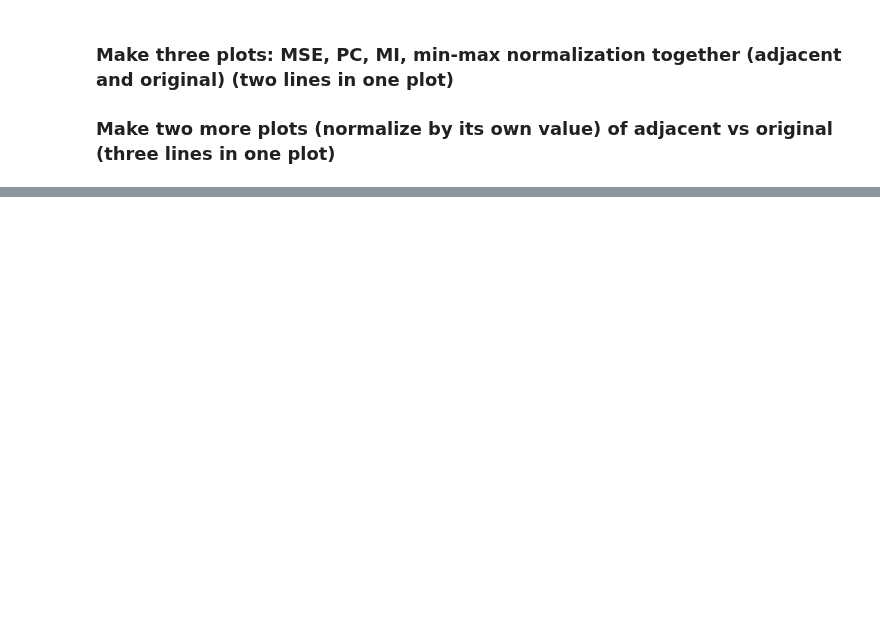
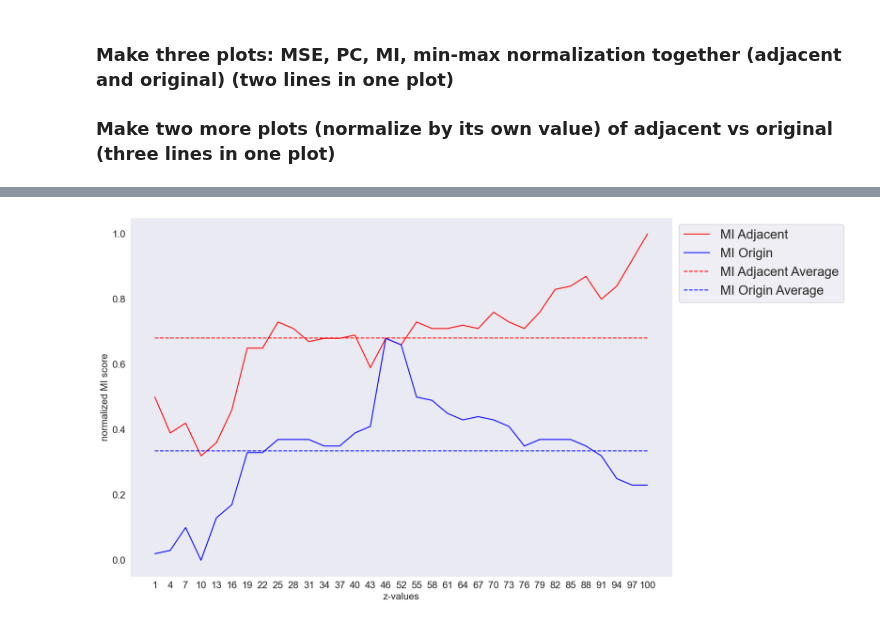
Before and after one commit to Wirtz-Lab/wsi_analysis, a Jupyter notebook: kevin/image_registration_evaluation.ipynb, the cells around one changed output, grey strips where cells are left out. Cells and saved outputs as stored; diff of their text form; code cells hidden in the pictures; blank space fills up the shorter version.

```diff
--- a/kevin/image_registration_evaluation.ipynb
+++ b/kevin/image_registration_evaluation.ipynb
@@ -285,0 +365,7 @@ def MinMaxScaler(x):
+# %%
+mi_ra1 = [i for i in mi_ra1 if i is not None]
+del mi_ra2[ref]
+# %%
+mi_ra = np.array(mi_ra1+mi_ra2)
+norm_mi_ra = MinMaxScaler(mi_ra)
+norm_mi_ra
@@ -285,0 +390,8 @@ def MinMaxScaler(x):
+# %%
+norm_mi_ra1 = norm_mi_ra[:ra_length]
+norm_mi_ra2 = norm_mi_ra[ra_length:]
+mi_dict = {'MI Adjacent': norm_mi_ra1, 'MI Origin': norm_mi_ra2}
+mi_df = pd.DataFrame(mi_dict)
+mi_df["z-values"] = z_values
+mi_df = mi_df.set_index('z-values')
+mi_df
@@ -285,0 +417,26 @@ def MinMaxScaler(x):
+# %%
+avg_norm_mi_ra1 = np.average(norm_mi_ra1)
+avg_norm_mi_ra2 = np.average(norm_mi_ra2)
+
+mi_avg1 = np.repeat(avg_norm_mi_ra1,len(z_values))
+mi_avg2 = np.repeat(avg_norm_mi_ra2,len(z_values))
+mi_df["MI Adjacent Average"] = mi_avg1
+mi_df["MI Origin Average"] = mi_avg2
+mi_df
+fig = plt.figure(figsize=(15,10))
+ax = sns.lineplot(data=mi_df,dashes = False, palette=['r', 'b', 'r', 'b'])
+plt.ylabel('normalized MI score',fontsize=15)
+plt.xlabel('z-values',fontsize=15)
+plt.xticks(fontsize=15)
+plt.yticks(fontsize=15)
+ax.lines[2].set_linestyle("--")
+ax.lines[3].set_linestyle("--")
+leg = ax.legend(loc='best',bbox_to_anchor=(1, 1),fontsize = 20)
+leg_lines = leg.get_lines()
+leg_lines[3].set_linestyle("--")
+leg_lines[2].set_linestyle("--")
+ax.grid(False)
+plt.show()
+fig.savefig(r'\\fatherserverdw\Kevin\imageregistration\MI_figure.jpg',bbox_inches='tight')
+# %% [output]
+[figure, added]
```
Also changed, not shown: parts of 16 cells of this notebook.
